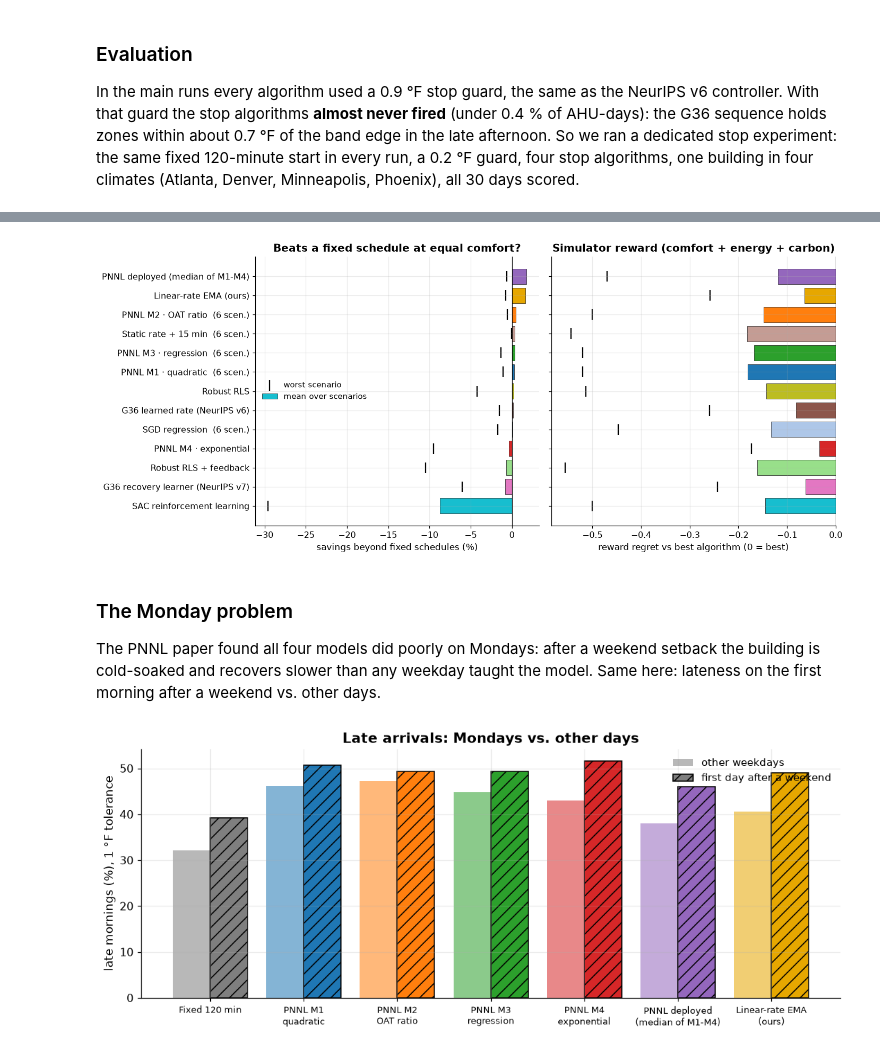
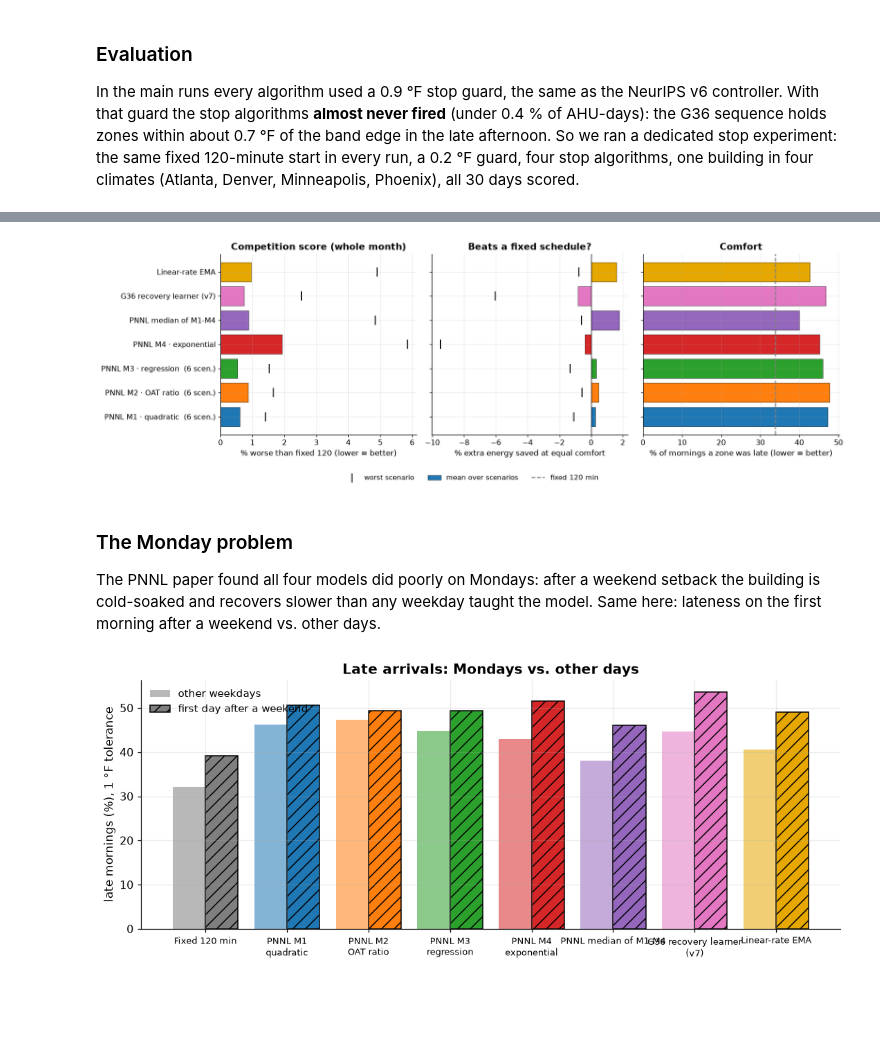
Before and after one commit to bbartling/hvac-optimal-start-math-playground, a Jupyter notebook: optimal_start_stop_tutorial.ipynb, the cells around one changed output, grey strips where cells are left out. Saved outputs shown, nothing was run; the diff lists cells and outputs as text; code cells hidden in the pictures; blank space fills up the shorter version.

Commit message:
Slim tutorial to PNNL M1-M4 + median, G36 v7, EMA; add competition score, deployability/complexity and stdlib-only best-pick sections

```diff
--- a/optimal_start_stop_tutorial.ipynb
+++ b/optimal_start_stop_tutorial.ipynb
@@ -158,8 +166,9 @@ RUN = load("runs.csv")                 # one row per simulation
 SA, SD = load("stop_ahu_days.csv.gz"), load("stop_days.csv.gz")   # dedicated optimal-stop experiment
 EV, TR = load("recovery_events.csv.gz"), load("recovery_traces.csv.gz")  # recorded recoveries for model fitting
 EX  = load("example_morning.csv")
+A, D, RUN = (t[t.start.isin(KEEP)].reset_index(drop=True) for t in (A, D, RUN))
 for c in ["unmet", "unmet_people"]:
     A[c] = A[c] * K2F                  # K·min -> °F·min
-print(f"{RUN.shape[0]} simulations | {A.scenario.nunique()} scenarios | {A.scenario.str[:2].nunique()} buildings | "
+print(f"{RUN.shape[0]} simulations of these algorithms | {A.scenario.nunique()} scenarios | {A.scenario.str[:2].nunique()} buildings | "
       f"{A.city.nunique()} climates | {len(A):,} scored AHU-mornings | {EV.shape[0]:,} recorded recoveries")
 # %% [output]
@@ -683,6 +771,8 @@ saved, left = better comfort. Points **above the grey schedule curve** beat ever
 # %%
 # Per-scenario table used by the leaderboard as well.
 P = score(["scenario", "start"]).reset_index()
+_S = RUN.pivot_table(index="scenario", columns="start", values="score")
+P["comp"] = [100 * (_S.loc[r.scenario, r.start] / _S.loc[r.scenario, "fixed_120"] - 1) for r in P.itertuples()]
 
 def beyond_schedule(g):
     """Energy % saved beyond the fixed-schedule curve at equal comfort, per scenario."""
@@ -705,20 +795,21 @@ fig, ax = plt.subplots(figsize=(9.5, 5.4))
 sch = M.loc[["fixed_180", "fixed_120", "fixed_60"]]
 ax.plot(sch.unmet, sch.saved_pct, "-", color="#9a9a9a", lw=2, zorder=1, label="fixed-schedule curve")
 for k in ["fixed_60", "fixed_120", "fixed_180", "pnnl_m1_quadratic", "pnnl_m2_oat_ratio", "pnnl_m3_regression",
-          "pnnl_m4_exponential", "pnnl_deployed_median_split", "m0_linear_ema"]:
+          "pnnl_m4_exponential", "pnnl_deployed_median_split", "v7", "m0_linear_ema"]:
     x, y = M.loc[k]
-    ax.scatter(x, y, s=170 if k == "m0_linear_ema" else 90, color=COLORS[k], edgecolor="k", lw=0.6, zorder=3,
-               marker="*" if k == "m0_linear_ema" else "o", label=NAMES[k])
+    big = k in ("m0_linear_ema", "v7")
+    ax.scatter(x, y, s=180 if big else 90, color=COLORS[k], edgecolor="k", lw=0.6, zorder=3,
+               marker=("*" if k == "m0_linear_ema" else "D") if big else "o", label=NAMES[k])
 ax.set_xlabel("comfort deficit in the first 2 h of occupancy (°F·min per zone)  ← better")
 ax.set_ylabel("morning energy saved vs fixed 120 min (%)  ↑ better")
 ax.set_title(f"Energy vs. comfort, mean over the {len(common)} scenarios with all models")
 ax.legend(loc="center left", bbox_to_anchor=(1.01, 0.5)); plt.tight_layout(); plt.show()
 
-H = sub.groupby("start").agg(beyond=("beyond", "mean"), worst=("beyond", "min"), regret=("regret", "mean"),
-                             late=("late_pct", "mean"), unmet=("unmet", "mean"))
-H = H.loc[["m0_linear_ema", "pnnl_m1_quadratic", "pnnl_m2_oat_ratio", "pnnl_m3_regression", "pnnl_m4_exponential",
-           "pnnl_deployed_median_split", "fixed_120"]]
-display(H.rename(index=NAMES, columns={"beyond": "savings beyond schedule % (mean)", "worst": "… worst scenario",
+H = sub.groupby("start").agg(comp=("comp", "mean"), beyond=("beyond", "mean"), worst=("beyond", "min"),
+                             regret=("regret", "mean"), late=("late_pct", "mean"), unmet=("unmet", "mean"))
+H = H.loc[CONTENDERS + ["fixed_120"]]
+display(H.rename(index=NAMES, columns={"comp": "competition score vs fixed 120 % (lower = better)",
+        "beyond": "savings beyond schedule % (mean)", "worst": "… worst scenario",
         "regret": "reward regret (mean)", "late": "late % (1 °F tol.)", "unmet": "unmet (°F·min/zone)"})
         .pipe(lambda t: t.style.format(F(t, "{:.2f}"))).set_caption(f"Head-to-head on the {len(common)} common scenarios"))
 # %% [output]
@@ -912,26 +1014,28 @@ Start leaderboard, sorted by mean reward regret (0 = best in every scenario)
 # %%
-keys = [k for k in L.index if k not in ("fixed_60", "fixed_120", "fixed_180")]
-keys = sorted(keys, key=lambda k: L.loc[k, "beyond"] if np.isfinite(L.loc[k, "beyond"]) else -99)
-fig, (a1, a2) = plt.subplots(1, 2, figsize=(13, 5.6), sharey=True)
+keys = [k for k in CONTENDERS]
+fig, axes = plt.subplots(1, 3, figsize=(15, 4.8), sharey=True)
 y = np.arange(len(keys))
-for ax, col, worst, xl in [(a1, "beyond", "beyond_worst", "savings beyond fixed schedules (%)"),
-                           (a2, "regret", "regret_worst", "reward regret vs best algorithm (0 = best)")]:
+for ax, col, worst, xl, tt in [
+        (axes[0], "comp", "comp_worst", "% worse than fixed 120 (lower = better)", "Competition score (whole month)"),
+        (axes[1], "beyond", "beyond_worst", "% extra energy saved at equal comfort", "Beats a fixed schedule?"),
+        (axes[2], "late_pct", None, "% of mornings a zone was late (lower = better)", "Comfort")]:
     ax.barh(y, L.loc[keys, col], color=[COLORS[k] for k in keys], edgecolor="k", lw=0.4, label="mean over scenarios")
-    ax.scatter(L.loc[keys, worst], y, marker="|", s=160, color="k", label="worst scenario")
-    ax.axvline(0, color="k", lw=0.8); ax.set_xlabel(xl)
-a1.set_yticks(y); a1.set_yticklabels([NAMES[k] + ("  (6 scen.)" if L.loc[k, "scenarios"] < 10 else "") for k in keys])
-a1.set_title("Beats a fixed schedule at equal comfort?"); a2.set_title("Simulator reward (comfort + energy + carbon)")
-a1.legend(loc="center left"); plt.tight_layout(); plt.show()
+    if worst: ax.scatter(L.loc[keys, worst], y, marker="|", s=160, color="k", label="worst scenario")
+    if col == "late_pct": ax.axvline(L.loc["fixed_120", "late_pct"], color=COLORS["fixed_120"], ls="--", label="fixed 120 min")
+    ax.axvline(0, color="k", lw=0.8); ax.set_xlabel(xl); ax.set_title(tt)
+axes[0].set_yticks(y); axes[0].set_yticklabels([NAMES[k] + ("  (6 scen.)" if L.loc[k, "scenarios"] < 10 else "") for k in keys])
+h1, l1 = axes[0].get_legend_handles_labels(); h2, l2 = axes[2].get_legend_handles_labels()
+fig.legend(h1 + h2[:1], l1 + l2[:1], loc="lower center", ncol=3, bbox_to_anchor=(0.5, -0.04))
+plt.tight_layout(rect=(0, 0.05, 1, 1)); plt.show()
 # %% [output]
-[figure, old version]
+[figure, new version]
 # %% [markdown]
 ### The Monday problem
 
 The PNNL paper found all four models did poorly on Mondays: after a weekend setback the building is cold-soaked and
 recovers slower than any weekday taught the model. Same here: lateness on the first morning after a weekend vs. other days.
 # %%
-K = ["fixed_120", "pnnl_m1_quadratic", "pnnl_m2_oat_ratio", "pnnl_m3_regression", "pnnl_m4_exponential",
-     "pnnl_deployed_median_split", "m0_linear_ema"]
+K = ["fixed_120"] + CONTENDERS
 MW = A[A.start.isin(K)].groupby(["start", "post_weekend"]).late_tol.apply(lambda x: 100 * (x > 0).mean()).unstack()
 fig, ax = plt.subplots(figsize=(10, 4.2)); x = np.arange(len(K))
 ax.bar(x - 0.2, MW.loc[K, False], 0.4, color=[COLORS[k] for k in K], alpha=0.55, label="other weekdays")
@@ -940,4 +1044,4 @@ ax.set_xticks(x); ax.set_xticklabels([NAMES[k].replace(" · ", "\n").replace(" (
 ax.set_ylabel("late mornings (%), 1 °F tolerance"); ax.set_title("Late arrivals: Mondays vs. other days"); ax.legend()
 plt.tight_layout(); plt.show()
 # %% [output]
-[figure, old version]
+[figure, new version]
```
Also changed, not shown: parts of 37 cells of this notebook, 1 other file.
